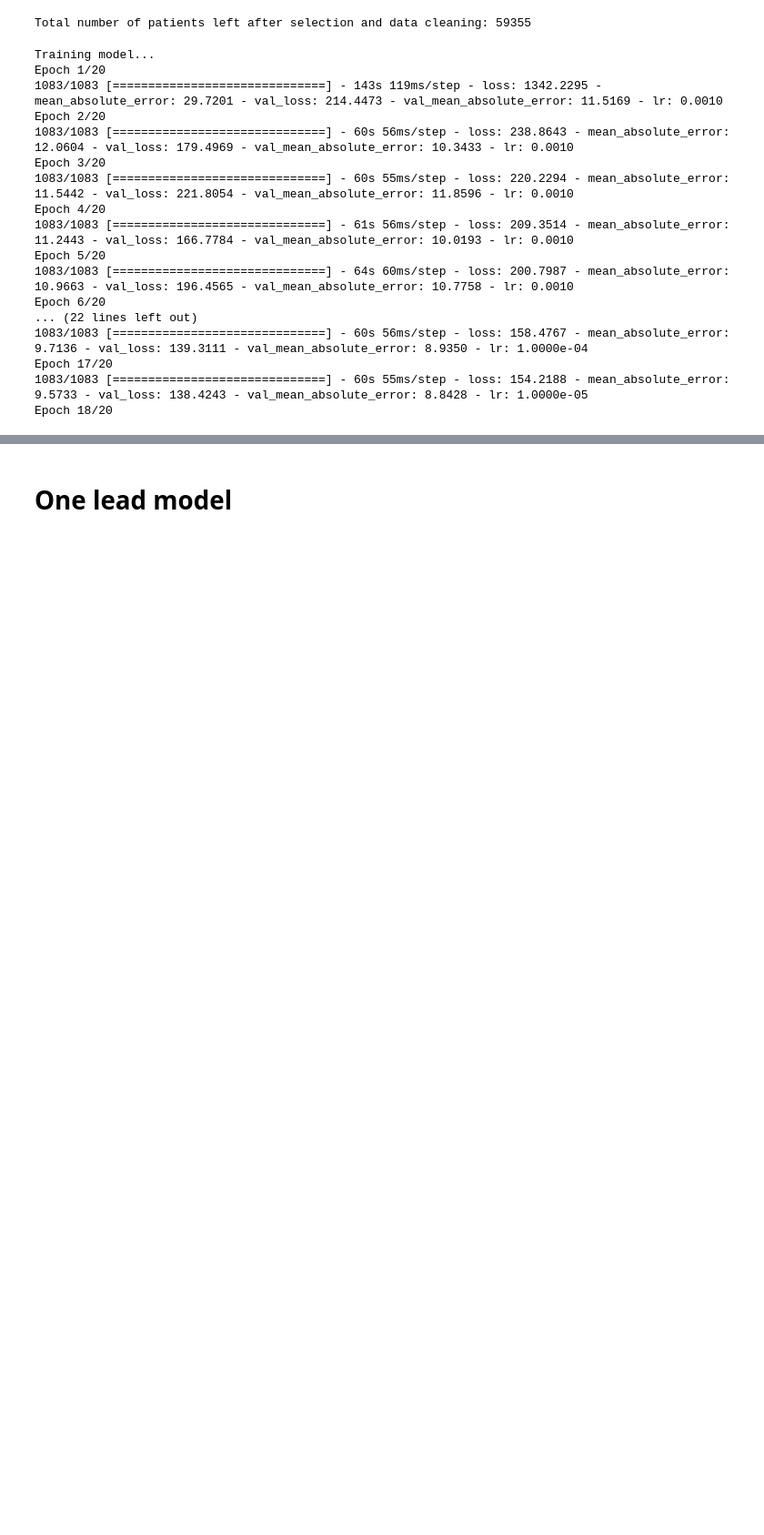
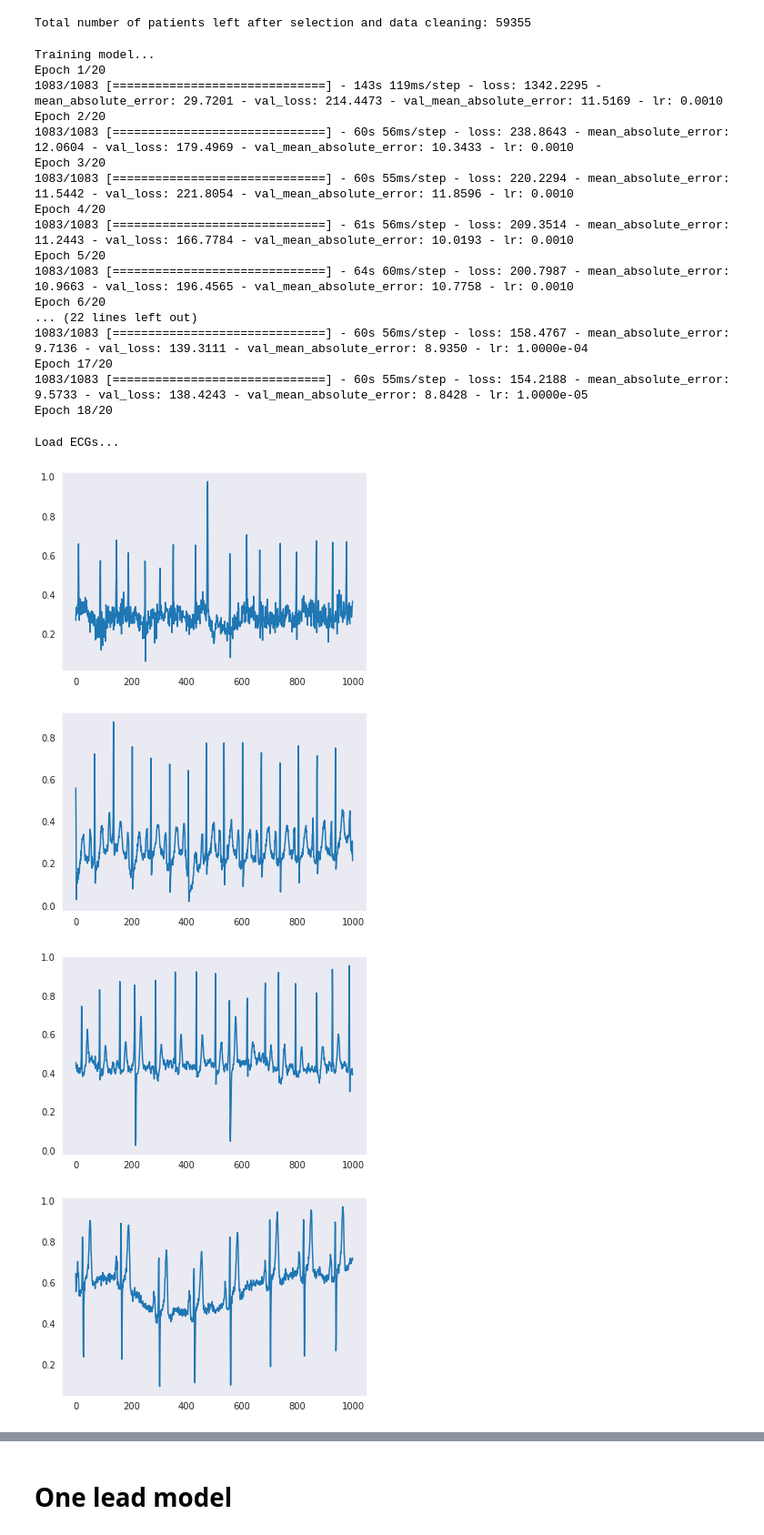
Before and after one commit to Bsingstad/ECG-age, a Jupyter notebook: notebooks/final_training.ipynb, the cells around one changed output, grey strips where cells are left out. Shown at 91% size. Cells and saved outputs as stored; diff of their text form; code cells hidden in the pictures; blank space fills up the shorter version.

```diff
--- a/notebooks/final_training.ipynb
+++ b/notebooks/final_training.ipynb
@@ -238,0 +283,13 @@ model.save_weights("model_weights_" + model_name + gender_choice + ".h5")
+# %%
+ecg_data = import_ecg_data(ecg_filenames)
+# %% [output]
+Load ECGs...
+# %%
+for i in range(10):
+  plt.plot(ecg_data[i])
+  plt.show()
+# %% [output]
+[figure, added]
+[figure, added]
+[figure, added]
+[figure, added]
```
Also changed, not shown: parts of 6 cells of this notebook, 5 other files.
